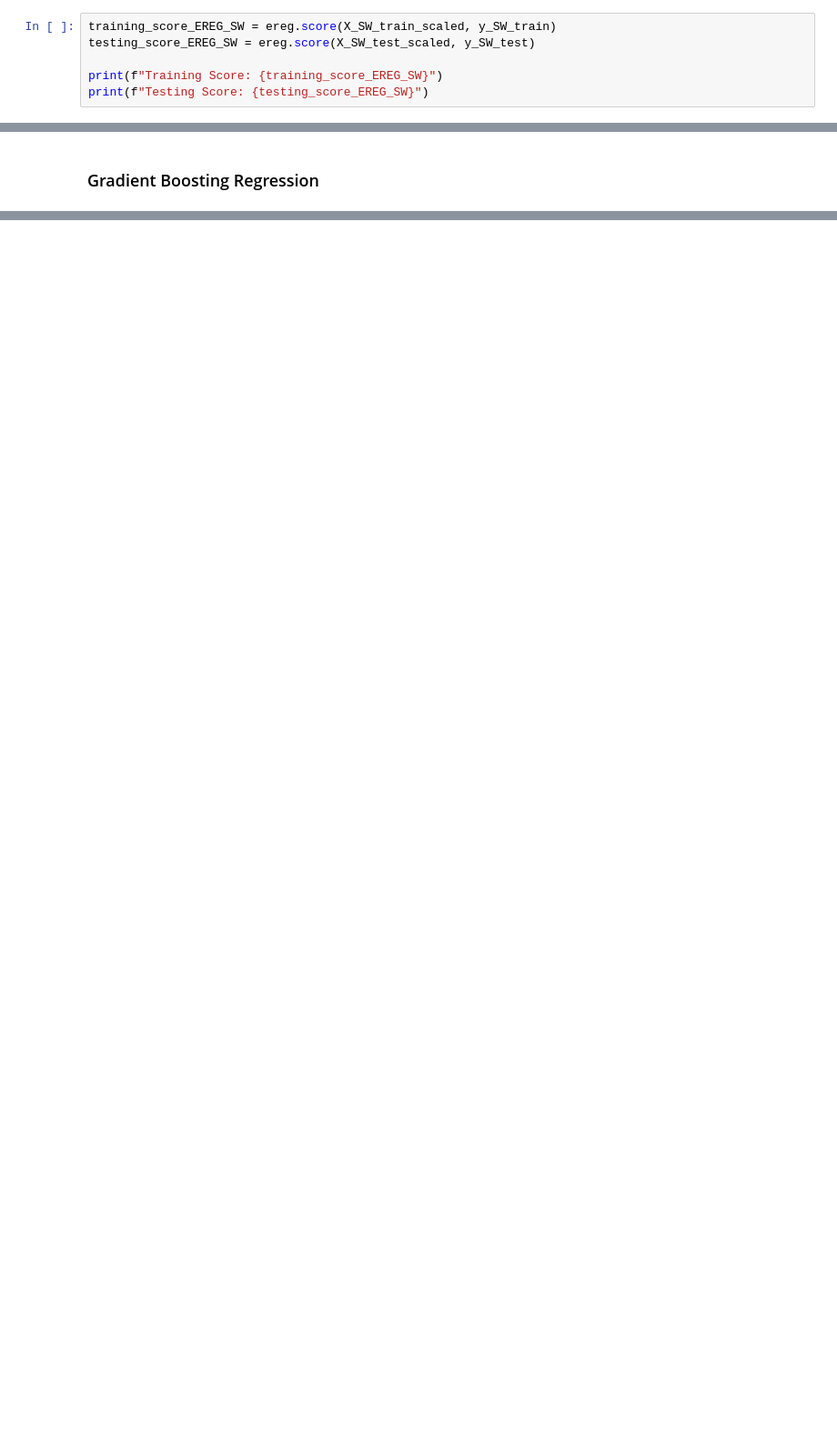
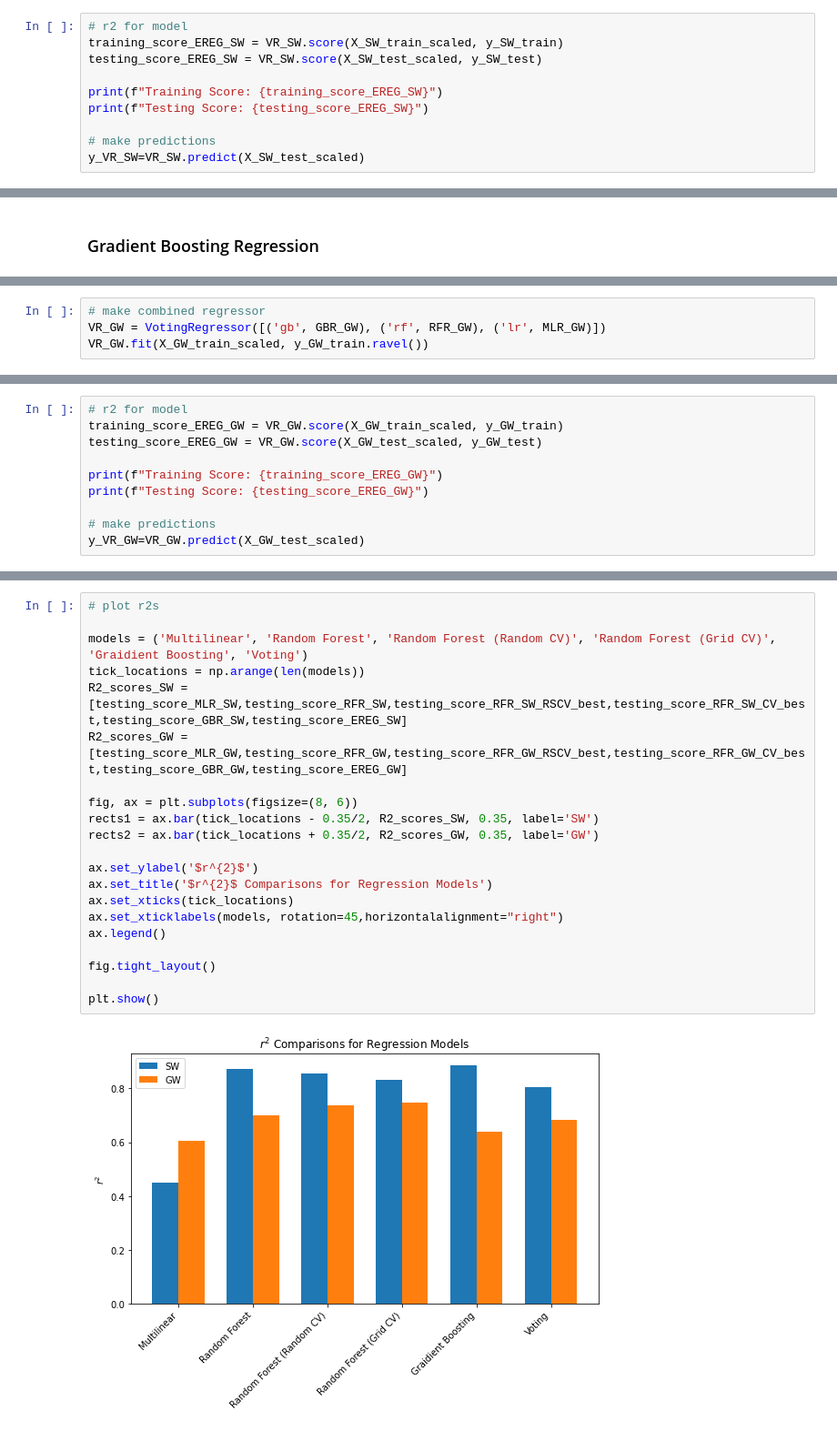
Before and after one commit to JackXinPan/Final-Project, a Jupyter notebook: GW vs SW.ipynb, the cells around one changed output, grey strips where cells are left out. Shown at 91% size. Saved outputs shown, nothing was run; the diff lists cells and outputs as text; blank space fills up the shorter version.

Commit message:
models

```diff
--- a/GW vs SW.ipynb
+++ b/GW vs SW.ipynb
@@ -322,11 +383,15 @@ VotingRegressor(estimators=[('gb', GradientBoostingRegressor(random_state=42)),
                                                    random_state=42)),
                             ('lr', LinearRegression())])
 # %%
-training_score_EREG_SW = ereg.score(X_SW_train_scaled, y_SW_train)
-testing_score_EREG_SW = ereg.score(X_SW_test_scaled, y_SW_test)
+# r2 for model
+training_score_EREG_SW = VR_SW.score(X_SW_train_scaled, y_SW_train)
+testing_score_EREG_SW = VR_SW.score(X_SW_test_scaled, y_SW_test)
 
 print(f"Training Score: {training_score_EREG_SW}")
 print(f"Testing Score: {testing_score_EREG_SW}")
+
+# make predictions
+y_VR_SW=VR_SW.predict(X_SW_test_scaled)
 # %% [output]
 Training Score: 0.9047072859864824
 Testing Score: 0.8030370452991429
@@ -694,0 +594,4 @@ array([nan, nan, nan, nan, nan, nan, nan, nan, nan, nan])
+# %%
+# make combined regressor
+VR_GW = VotingRegressor([('gb', GBR_GW), ('rf', RFR_GW), ('lr', MLR_GW)])
+VR_GW.fit(X_GW_train_scaled, y_GW_train.ravel())
@@ -694,0 +604,10 @@ array([nan, nan, nan, nan, nan, nan, nan, nan, nan, nan])
+# %%
+# r2 for model
+training_score_EREG_GW = VR_GW.score(X_GW_train_scaled, y_GW_train)
+testing_score_EREG_GW = VR_GW.score(X_GW_test_scaled, y_GW_test)
+
+print(f"Training Score: {training_score_EREG_GW}")
+print(f"Testing Score: {testing_score_EREG_GW}")
+
+# make predictions
+y_VR_GW=VR_GW.predict(X_GW_test_scaled)
@@ -694,0 +621,23 @@ array([nan, nan, nan, nan, nan, nan, nan, nan, nan, nan])
+# %%
+# plot r2s
+
+models = ('Multilinear', 'Random Forest', 'Random Forest (Random CV)', 'Random Forest (Grid CV)', 'Graidient Boosting', 'Voting')
+tick_locations = np.arange(len(models))
+R2_scores_SW = [testing_score_MLR_SW,testing_score_RFR_SW,testing_score_RFR_SW_RSCV_best,testing_score_RFR_SW_CV_best,testing_score_GBR_SW,testing_score_EREG_SW]
+R2_scores_GW = [testing_score_MLR_GW,testing_score_RFR_GW,testing_score_RFR_GW_RSCV_best,testing_score_RFR_GW_CV_best,testing_score_GBR_GW,testing_score_EREG_GW]
+
+fig, ax = plt.subplots(figsize=(8, 6))
+rects1 = ax.bar(tick_locations - 0.35/2, R2_scores_SW, 0.35, label='SW')
+rects2 = ax.bar(tick_locations + 0.35/2, R2_scores_GW, 0.35, label='GW')
+
+ax.set_ylabel('$r^{2}$')
+ax.set_title('$r^{2}$ Comparisons for Regression Models')
+ax.set_xticks(tick_locations)
+ax.set_xticklabels(models, rotation=45,horizontalalignment="right")
+ax.legend()
+
+fig.tight_layout()
+
+plt.show()
+# %% [output]
+[figure, added]
```
Also changed, not shown: parts of 109 cells of this notebook, 14 other files.
